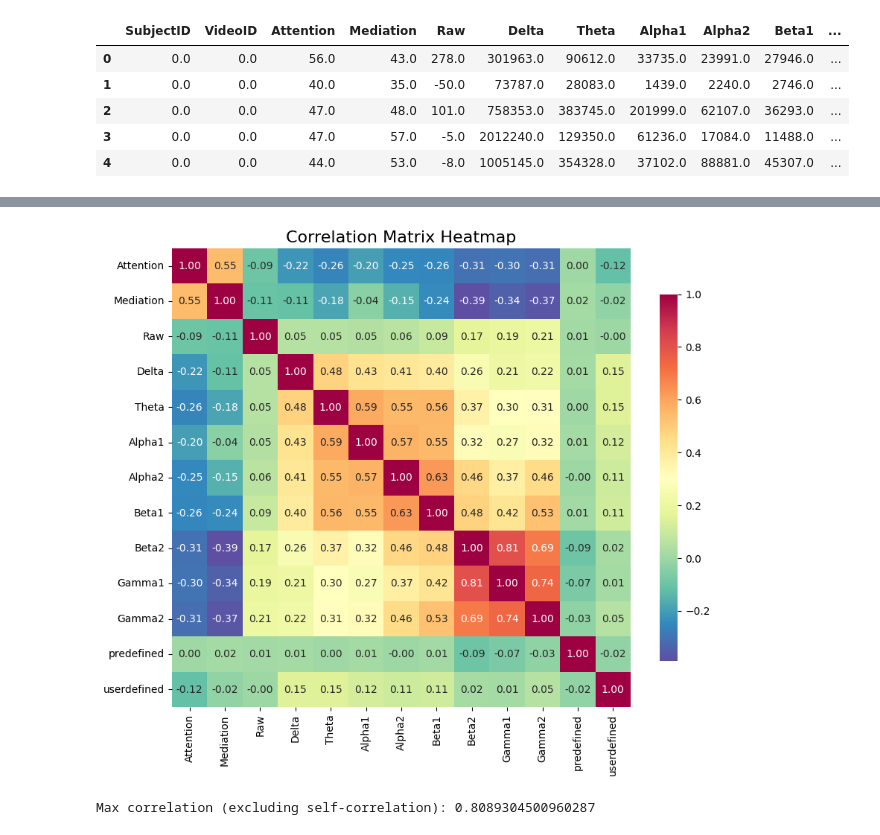
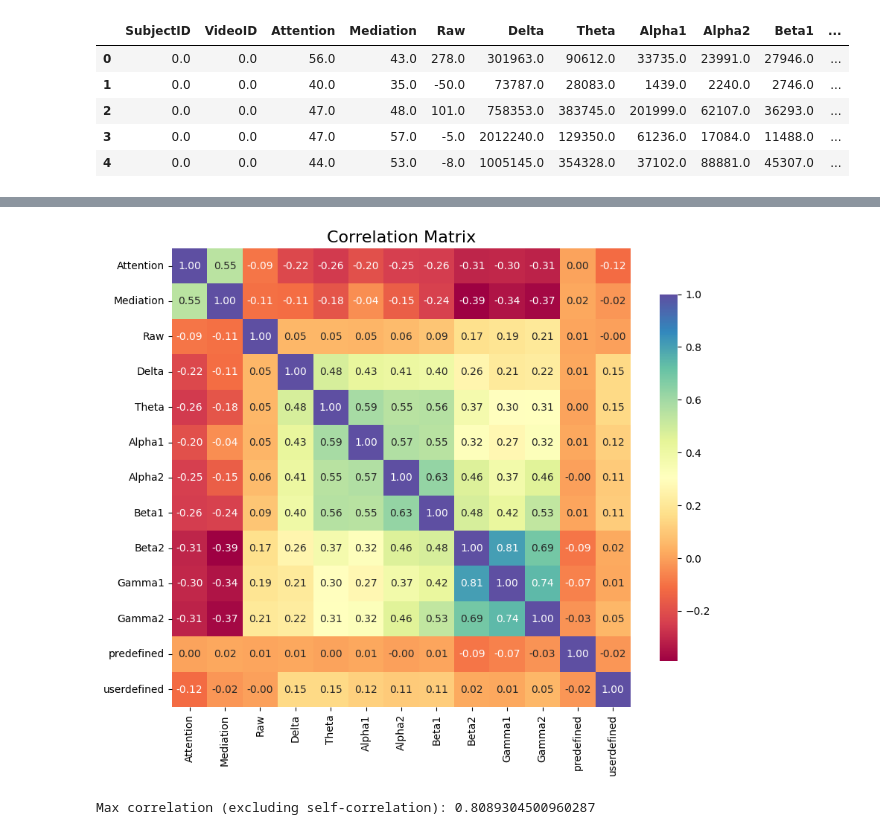
Before and after one commit to anisha150213/CS-790-Project, a Jupyter notebook: main.ipynb, the cells around one changed output, grey strips where cells are left out. Cells and saved outputs as stored; diff of their text form; code cells hidden in the pictures.

```diff
--- a/main.ipynb
+++ b/main.ipynb
@@ -159,18 +159,18 @@ userdefined  -0.119088  -0.023502 -0.001465  0.148588  0.147558  0.121711  0.107
 # %%
 # visualize the correlation
 plt.figure(figsize=(10, 8))
 sns.heatmap(correlation_matrix,
             annot=True,
             fmt=".2f",
-            cmap='Spectral_r',
+            cmap='Spectral',
             square=True,
             cbar_kws={"shrink": 0.8})
-plt.title('Correlation Matrix Heatmap', fontsize=16)
+plt.title('Correlation Matrix', fontsize=16)
 plt.xticks(rotation=90)
 plt.yticks(rotation=0)
 plt.show()
 # %% [output]
-[figure, old version]
+[figure, new version]
 # %%
 # Mask the diagonal and find the maximum correlation
 mask = np.eye(correlation_matrix.shape[0], dtype=bool)
```
Also changed, not shown: parts of 29 cells of this notebook, 3 other files.
